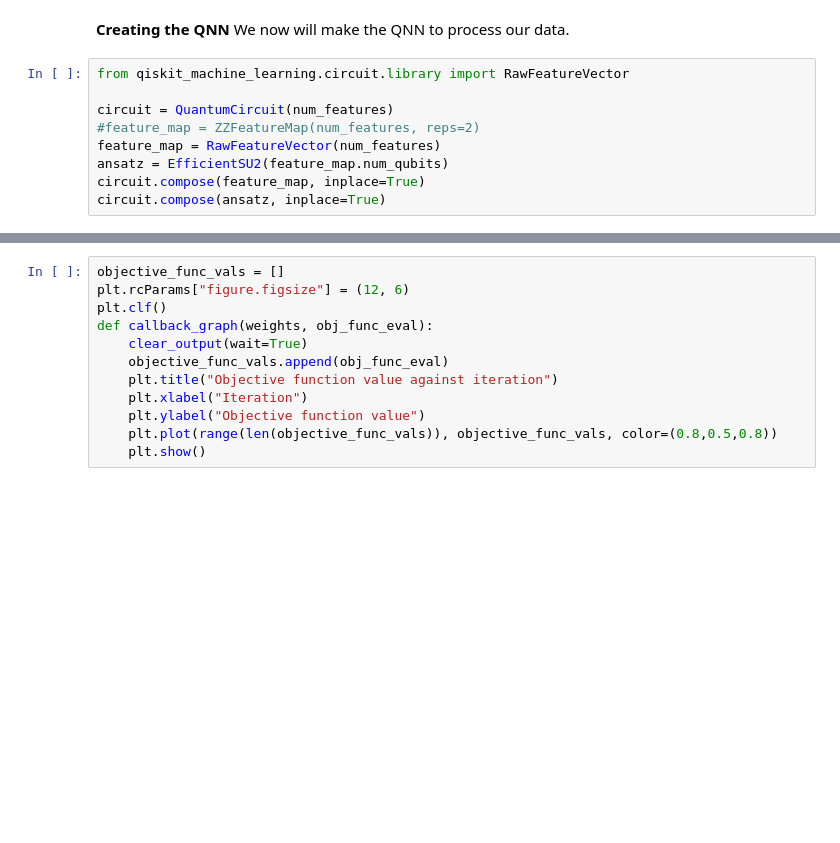
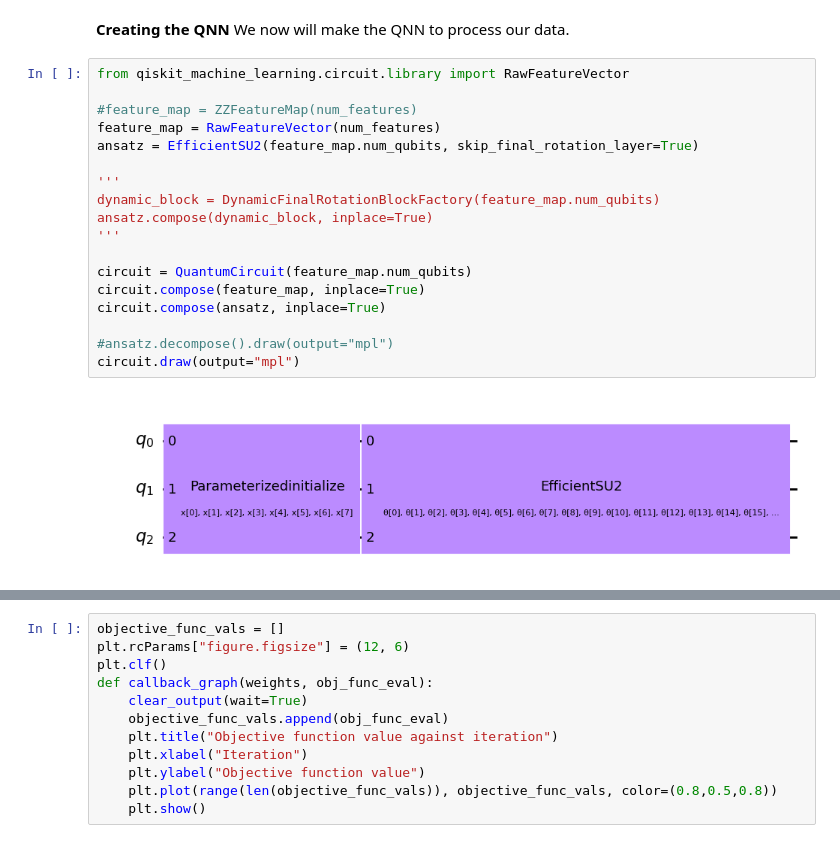
Before and after one commit to Capstone-I/Capstone-I, a Jupyter notebook: Lynch-Work/QuantumNeuralNetwork/QNN.ipynb, the cells around one changed output, grey strips where cells are left out. Saved outputs shown, nothing was run; the diff lists cells and outputs as text; blank space fills up the shorter version.

```diff
--- a/Lynch-Work/QuantumNeuralNetwork/QNN.ipynb
+++ b/Lynch-Work/QuantumNeuralNetwork/QNN.ipynb
@@ -182,10 +203,21 @@ We now will make the QNN to process our data.
 # %%
 from qiskit_machine_learning.circuit.library import RawFeatureVector
 
-circuit = QuantumCircuit(num_features)
-#feature_map = ZZFeatureMap(num_features, reps=2)
+#feature_map = ZZFeatureMap(num_features)
 feature_map = RawFeatureVector(num_features)
-ansatz = EfficientSU2(feature_map.num_qubits)
+ansatz = EfficientSU2(feature_map.num_qubits, skip_final_rotation_layer=True)
+
+'''
+dynamic_block = DynamicFinalRotationBlockFactory(feature_map.num_qubits)
+ansatz.compose(dynamic_block, inplace=True)
+'''
+
+circuit = QuantumCircuit(feature_map.num_qubits)
 circuit.compose(feature_map, inplace=True)
 circuit.compose(ansatz, inplace=True)
+
+#ansatz.decompose().draw(output="mpl")
+circuit.draw(output="mpl")
+# %% [output]
+[figure, added]
 # %%
```
Also changed, not shown: parts of 11 cells of this notebook, 1 other file.
